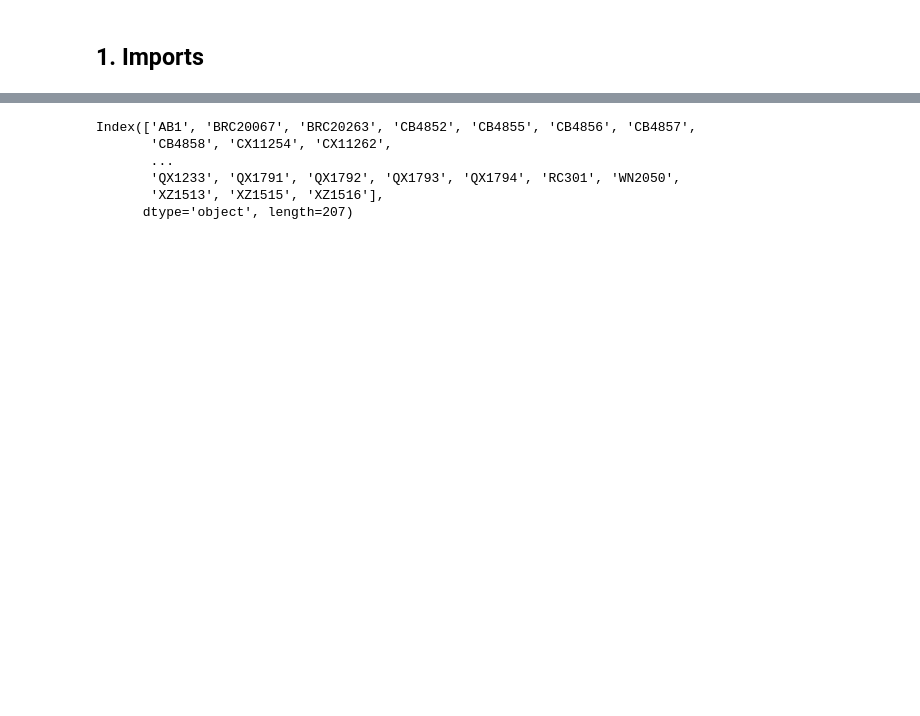
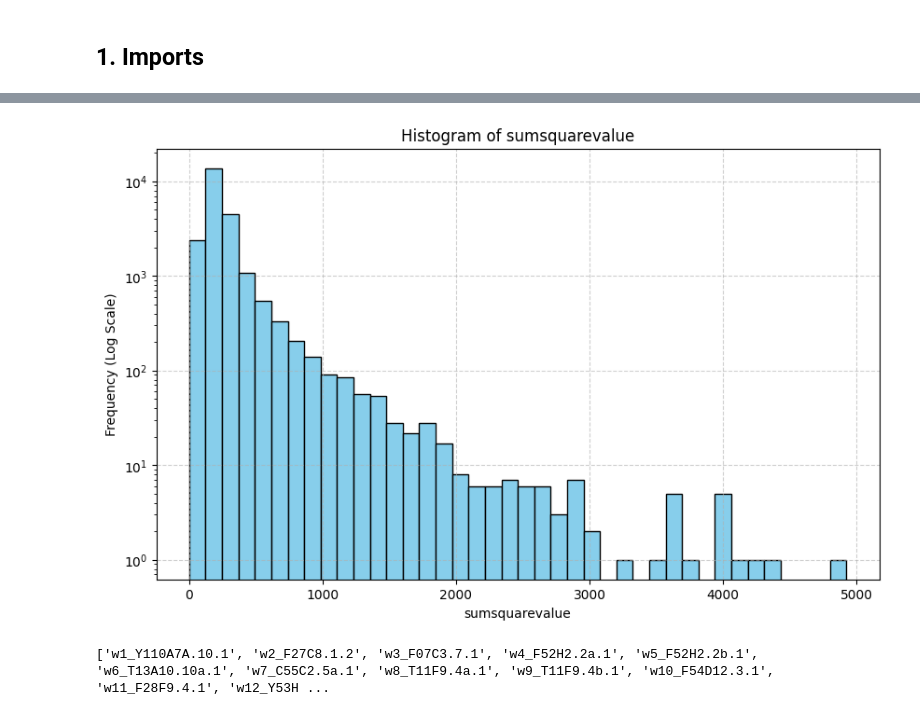
Before and after one commit to BhuvanKanna/bhuvanfitternew, a Jupyter notebook: newbhuvanfitter.ipynb, the cells around one changed output, grey strips where cells are left out. Drawn from its saved outputs; the diff is of its cells as text; code cells hidden in the pictures; blank space fills up the shorter version.

```diff
--- a/newbhuvanfitter.ipynb
+++ b/newbhuvanfitter.ipynb
@@ -330,32 +78,22 @@ A quick synthetic check: fit a Gaussian sample and overlay the fitted curve.
 # %%
 fourparam_df = pd.read_csv("fourparam_table.csv")
 master = pd.read_csv('Supplementary Data 1_csv.csv')
 
-# Mean expression per GENE (average across the 207 strain columns).
-# The 'strain' column actually holds the gene names, so index by it first.
-gene_means = master.set_index('strain').mean(axis=1, numeric_only=True)
-high_avg_cols = list(gene_means[gene_means < 1000000].index)
 
-
-squaredata = fourparam_df[fourparam_df['gene'].isin(high_avg_cols)]['sumsquarevalue'].dropna()
-
-print(list(squaredata))
+squaredata = fourparam_df['sumsquarevalue'].dropna()
 
 plt.figure(figsize=(10, 6))
 plt.hist(squaredata, bins=40, color='skyblue', edgecolor='black')
 plt.title('Histogram of sumsquarevalue')
 plt.xlabel('sumsquarevalue')
 plt.ylabel('Frequency (Log Scale)')
 plt.yscale('log')
 plt.grid(True, linestyle='--', alpha=0.6)
 plt.show()
+# %% [output]
+[figure, added]
 # %%
 
 print(high_avg_cols)
 # %% [output]
-Index(['AB1', 'BRC20067', 'BRC20263', 'CB4852', 'CB4855', 'CB4856', 'CB4857',
-       'CB4858', 'CX11254', 'CX11262',
-       ...
-       'QX1233', 'QX1791', 'QX1792', 'QX1793', 'QX1794', 'RC301', 'WN2050',
-       'XZ1513', 'XZ1515', 'XZ1516'],
-      dtype='object', length=207)
+['w1_Y110A7A.10.1', 'w2_F27C8.1.2', 'w3_F07C3.7.1', 'w4_F52H2.2a.1', 'w5_F52H2.2b.1', 'w6_T13A10.10a.1', 'w7_C55C2.5a.1', 'w8_T11F9.4a.1', 'w9_T11F9.4b.1', 'w10_F54D12.3.1', 'w11_F28F9.4.1', 'w12_Y53H ...
```
Also changed, not shown: parts of 10 cells of this notebook, 2 other files.
